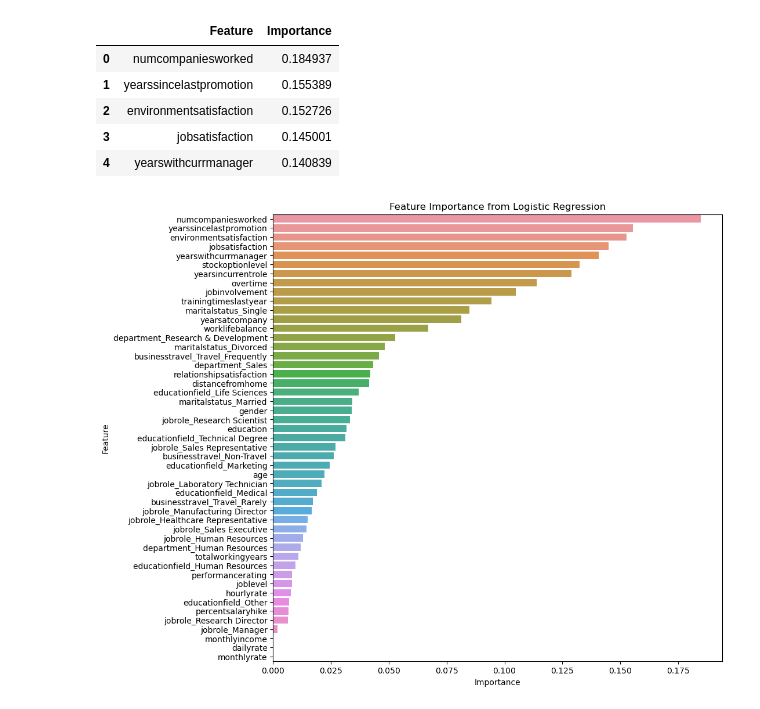
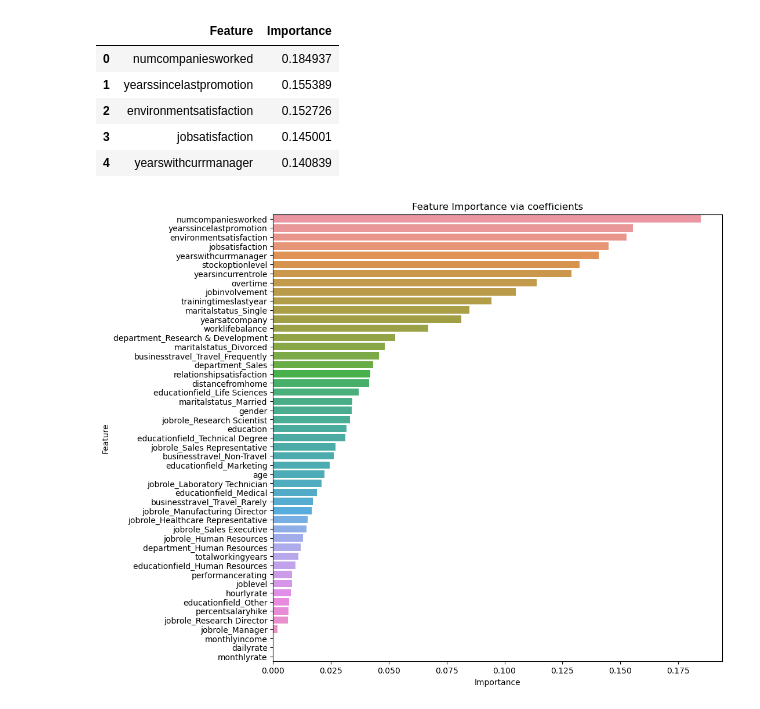
Before and after one commit to ddaniel2024/Project-4, a Jupyter notebook: attrition_analysis_optimisation_coefficients.ipynb, the cells around one changed output. Cells and saved outputs as stored; diff of their text form; code cells hidden in the pictures.

```diff
--- a/attrition_analysis_optimisation_coefficients.ipynb
+++ b/attrition_analysis_optimisation_coefficients.ipynb
@@ -266,9 +274,9 @@ feature_importance_df.head()
 # %%
 # Plot feature importance
 plt.figure(figsize=(10, 10))
 sns.barplot(x='Importance', y='Feature', data=feature_importance_df)
-plt.title('Feature Importance from Logistic Regression')
-plt.savefig("output/feature_importance_lr", bbox_inches = 'tight')
+plt.title('Feature Importance via coefficients')
+plt.savefig("output/feature_importance_coefficients", bbox_inches = 'tight')
 plt.show()
 # %% [output]
-[figure, old version]
+[figure, new version]
```
Also changed, not shown: parts of 17 cells of this notebook, 12 other files.
